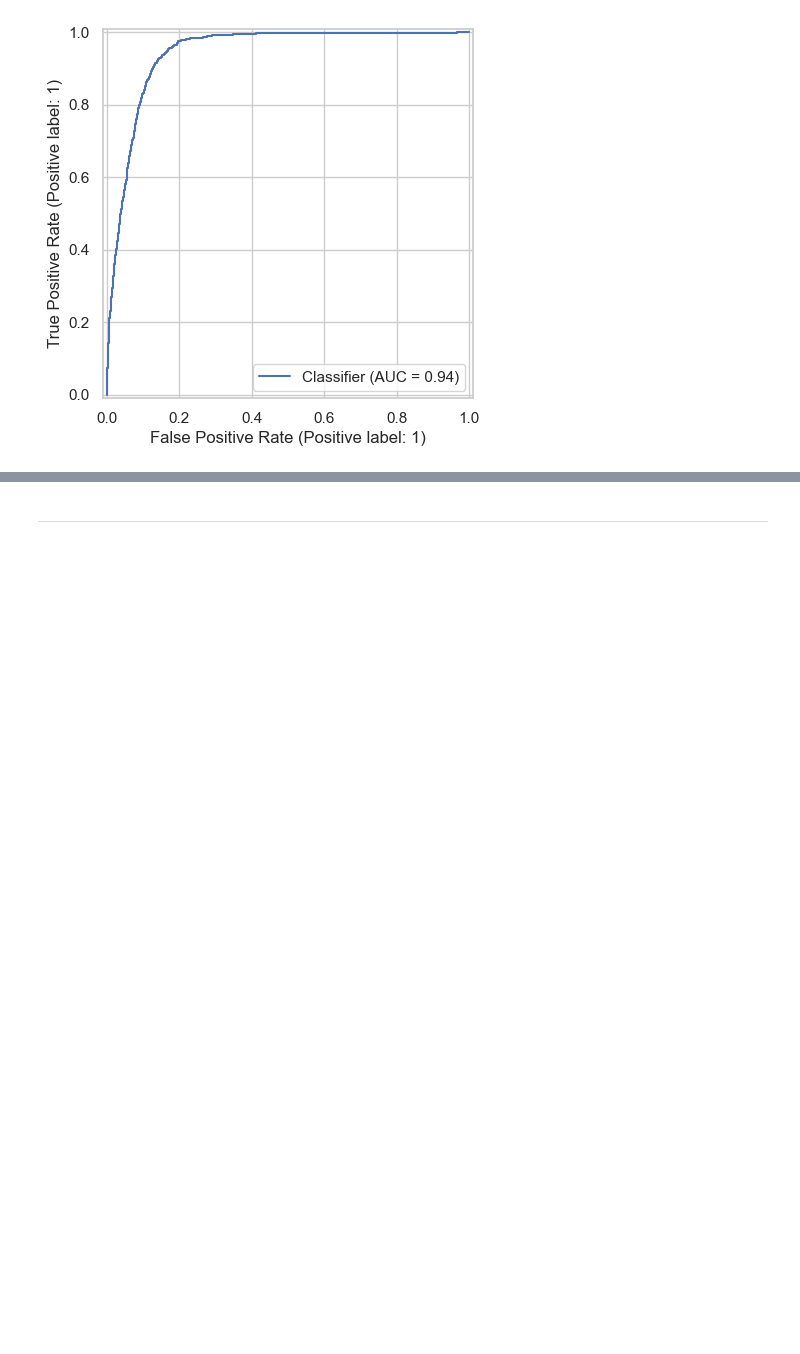
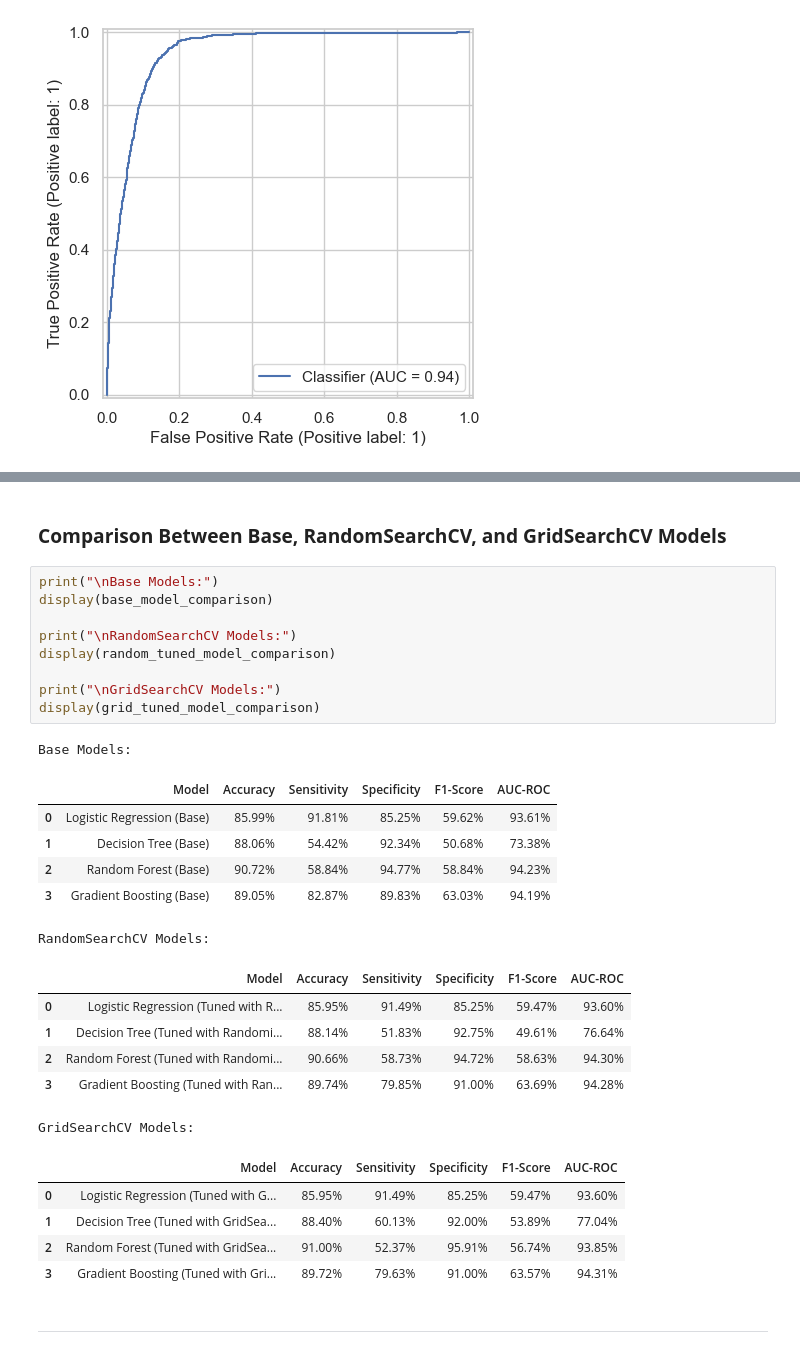
Before and after one commit to kaijun05/bank-telemarket-optimizer, a Jupyter notebook: main.ipynb, the cells around one changed output, grey strips where cells are left out. Saved outputs shown, nothing was run; the diff lists cells and outputs as text; blank space fills up the shorter version.

```diff
--- a/main.ipynb
+++ b/main.ipynb
@@ -1620,6 +1618,36 @@ display(grid_tuned_model_comparison)
 | 1 | Decision Tree (Tuned with GridSea... | 88.40% | 60.13% | 92.00% | 53.89% | 77.04% |
 | 2 | Random Forest (Tuned with GridSea... | 91.00% | 52.37% | 95.91% | 56.74% | 93.85% |
 | 3 | Gradient Boosting (Tuned with Gri... | 89.72% | 79.63% | 91.00% | 63.57% | 94.31% |
+# %% [markdown]
+### **Comparison Between Base, RandomSearchCV, and GridSearchCV Models**
+# %%
+print("\nBase Models:")
+display(base_model_comparison)
+
+print("\nRandomSearchCV Models:")
+display(random_tuned_model_comparison)
+
+print("\nGridSearchCV Models:")
+display(grid_tuned_model_comparison)
+# %% [output]
+Base Models:
+|  | Model | Accuracy | Sensitivity | Specificity | F1-Score | AUC-ROC |
+| 0 | Logistic Regression (Base) | 85.99% | 91.81% | 85.25% | 59.62% | 93.61% |
+| 1 | Decision Tree (Base) | 88.06% | 54.42% | 92.34% | 50.68% | 73.38% |
+| 2 | Random Forest (Base) | 90.72% | 58.84% | 94.77% | 58.84% | 94.23% |
+| 3 | Gradient Boosting (Base) | 89.05% | 82.87% | 89.83% | 63.03% | 94.19% |
+RandomSearchCV Models:
+|  | Model | Accuracy | Sensitivity | Specificity | F1-Score | AUC-ROC |
+| 0 | Logistic Regression (Tuned with R... | 85.95% | 91.49% | 85.25% | 59.47% | 93.60% |
+| 1 | Decision Tree (Tuned with Randomi... | 88.14% | 51.83% | 92.75% | 49.61% | 76.64% |
+| 2 | Random Forest (Tuned with Randomi... | 90.66% | 58.73% | 94.72% | 58.63% | 94.30% |
+| 3 | Gradient Boosting (Tuned with Ran... | 89.74% | 79.85% | 91.00% | 63.69% | 94.28% |
+GridSearchCV Models:
+|  | Model | Accuracy | Sensitivity | Specificity | F1-Score | AUC-ROC |
+| 0 | Logistic Regression (Tuned with G... | 85.95% | 91.49% | 85.25% | 59.47% | 93.60% |
+| 1 | Decision Tree (Tuned with GridSea... | 88.40% | 60.13% | 92.00% | 53.89% | 77.04% |
+| 2 | Random Forest (Tuned with GridSea... | 91.00% | 52.37% | 95.91% | 56.74% | 93.85% |
+| 3 | Gradient Boosting (Tuned with Gri... | 89.72% | 79.63% | 91.00% | 63.57% | 94.31% |
 # %% [markdown]
 ---
 # %% [markdown]
```
Also changed, not shown: parts of 10 cells of this notebook.
